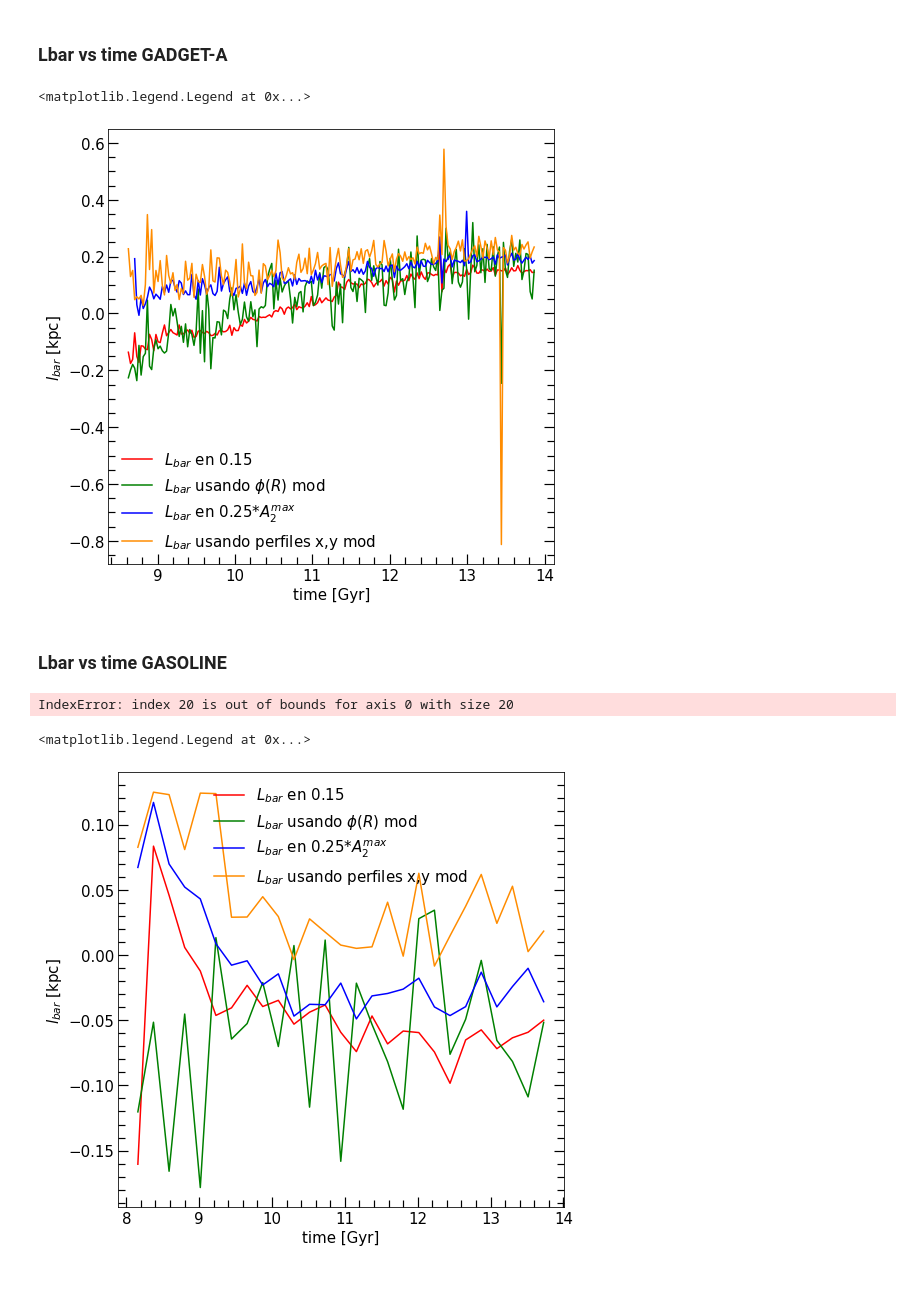
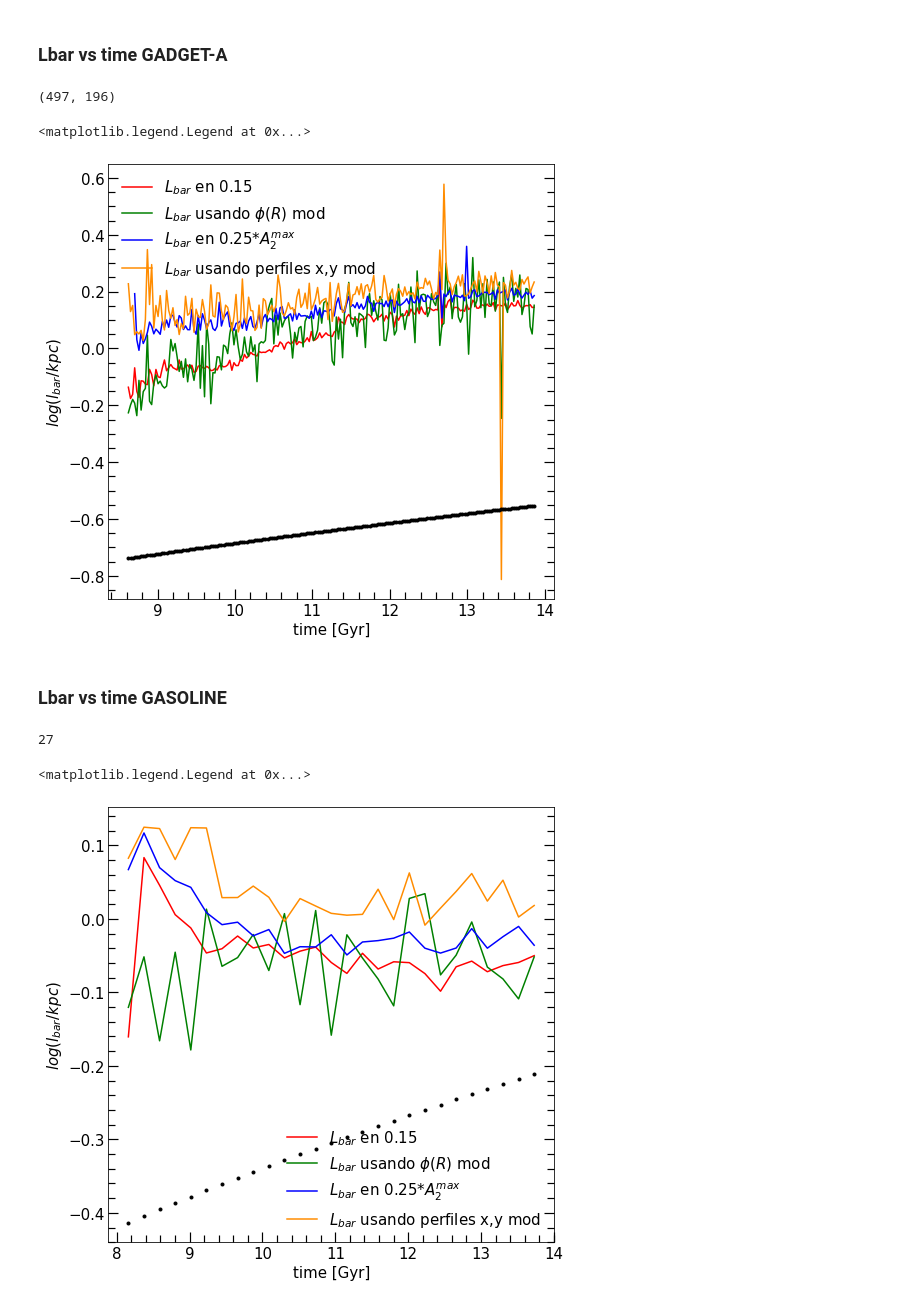
Before and after one commit to ornemarioni/Barras_GdGs, a Jupyter notebook: Barras_Gd/programs/lbar_simulaciones_referee.ipynb, the cells around one changed output. Saved outputs shown, nothing was run; the diff lists cells and outputs as text; code cells hidden in the pictures.

```diff
--- a/Barras_Gd/programs/lbar_simulaciones_referee.ipynb
+++ b/Barras_Gd/programs/lbar_simulaciones_referee.ipynb
@@ -804,3 +804,7 @@ lbar3 = data[:,3]
 lbar4 = data[:,4]
 lbar5 = data[:,5]
 lbar6 = data[:,6]
+# %%
+path0 = '/home/omarioni/'
+aa = np.loadtxt(path0 + 'redshift_outputs.txt')
+aexp = aa[:,2]
@@ -807,3 +813,7 @@ lbar6 = data[:,6]
+# %%
+print(len(eps_gd),len(time))
+# %% [output]
+(497, 196)
 # %%
 import matplotlib.pyplot as plt
 fig, ax = plt.subplots(nrows=1, ncols=1, figsize=(8,8), sharex=True)
@@ -816,18 +826,19 @@ ax.plot(time,np.log10(lbar5), color='g',label='$L_{bar}$ usando $\phi(R)$ mod',l
 ax.plot(time,np.log10(lbar3), color='b',label='$L_{bar}$ en 0.25*$A_2^{max}$')
 # ax.plot(time,np.log10(lbar4), color='darkorange',label='$L_{bar}$ usando perfiles x,y')
 ax.plot(time,np.log10(lbar6), color='darkorange',label='$L_{bar}$ usando perfiles x,y mod', ls='-')
+ax.plot(time,np.log10(eps_gd[:196]), '.k')
 ax.minorticks_on()
 ax.tick_params( labelsize=15)
 ax.tick_params('both', length=7, width=1.2,which='minor', direction='in', right=True,top=False)
 ax.tick_params('both', length=10, width=1.2,which='major', direction='in', right=True,top=False)
-ax.set_ylabel('$l_{bar}$ [kpc]',fontsize=15)
+ax.set_ylabel('$log(l_{bar}/kpc)$',fontsize=15)
 ax.set_xlabel('time [Gyr]',fontsize=15)
 # ax.set_ylim(0,4)
 # ax.set_yscale('log')
 ax.legend(fontsize=15,frameon=False)
 # %% [output]
 <matplotlib.legend.Legend at 0x...>
-[figure, old version]
+[figure, new version]
 # %% [markdown]
 ### Lbar vs time GASOLINE
 # %%
@@ -1029,8 +1040,6 @@ for j in range(len(snapshot)-1,32,-1):
 
 ## lbar_time_GS2_ contiene lbar5 y lbar6
 #lbar_time_GS3.dat modifique el threshold del lbar_phi y además ahora no tomo phimax, sino phimed
-# %% [output]
-IndexError: index 20 is out of bounds for axis 0 with size 20
 # %%
 import numpy as np
 data = np.loadtxt('../_data/correcciones/lbar_time_GS3_001.dat')
@@ -1041,30 +1050,47 @@ lbar3 = data[:,3]
 lbar4 = data[:,4]
 lbar5 = data[:,5]
 lbar6 = data[:,6]
+# %%
+len(snapshot)-1-32
+# %% [output]
+27
+# %%
+import h5py
+path = '/mnt/sersic2/omarioni/'
+snapshot = np.loadtxt(path + 'Gasoline/snapshots.txt', dtype='string')
+
+eps_gs = np.zeros(27)
+k=0
+for j in range(len(snapshot)-1,32,-1):
+    snap = h5py.File(path + 'Gasoline/outputs2/snap_'+str('%s'%snapshot[j])+'.h5py', 'r')
+    aexp = snap['subhalo_001/aexp'][()]
+    eps_gs[k] = 2.8*0.22*aexp
+    k += 1
 # %%
 import matplotlib.pyplot as plt
 fig, ax = plt.subplots(nrows=1, ncols=1, figsize=(8,8), sharex=True)
 #                        gridspec_kw = {'height_ratios':[2,5]})
 # fig.subplots_adjust(bottom=0.06, left =0.1, right = 0.93, top = 0.96, wspace=0., hspace= 0.)
 
 ax.plot(time,np.log10(lbar1), color='r', label='$L_{bar}$ en 0.15')
 # ax.plot(time,np.log10(lbar2), color='g',label='$L_{bar}$ usando $\phi(R)$')
 ax.plot(time,np.log10(lbar5), color='g',label='$L_{bar}$ usando $\phi(R)$ mod',ls='-')
 ax.plot(time,np.log10(lbar3), color='b',label='$L_{bar}$ en 0.25*$A_2^{max}$')
 # ax.plot(time,np.log10(lbar4), color='darkorange',label='$L_{bar}$ usando perfiles x,y')
 ax.plot(time,np.log10(lbar6), color='darkorange',label='$L_{bar}$ usando perfiles x,y mod', ls='-')
+ax.plot(time,np.log10(eps_gs), '.k')
 ax.minorticks_on()
 ax.tick_params( labelsize=15)
 ax.tick_params('both', length=7, width=1.2,which='minor', direction='in', right=True,top=False)
 ax.tick_params('both', length=10, width=1.2,which='major', direction='in', right=True,top=False)
-ax.set_ylabel('$l_{bar}$ [kpc]',fontsize=15)
+ax.set_ylabel('$log(l_{bar}/kpc)$',fontsize=15)
 ax.set_xlabel('time [Gyr]',fontsize=15)
 # ax.set_ylim(0,4)
 # ax.set_yscale('log')
 ax.legend(fontsize=15,frameon=False)
 # %% [output]
 <matplotlib.legend.Legend at 0x...>
-[figure, old version]
+[figure, new version]
 # %%
 data = np.loadtxt('../_data/correcciones/lbar_time_GS3_002.dat')
 time  = data[:,0]
```
Also changed, not shown: parts of 2 cells of this notebook, 4 other files.
